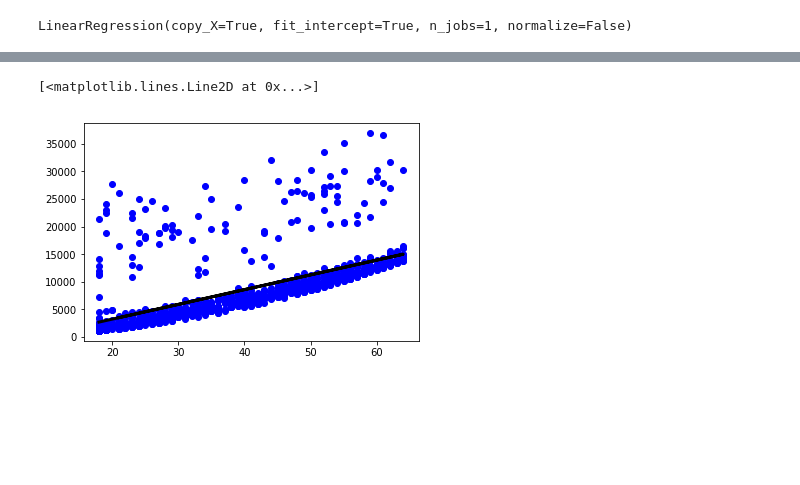
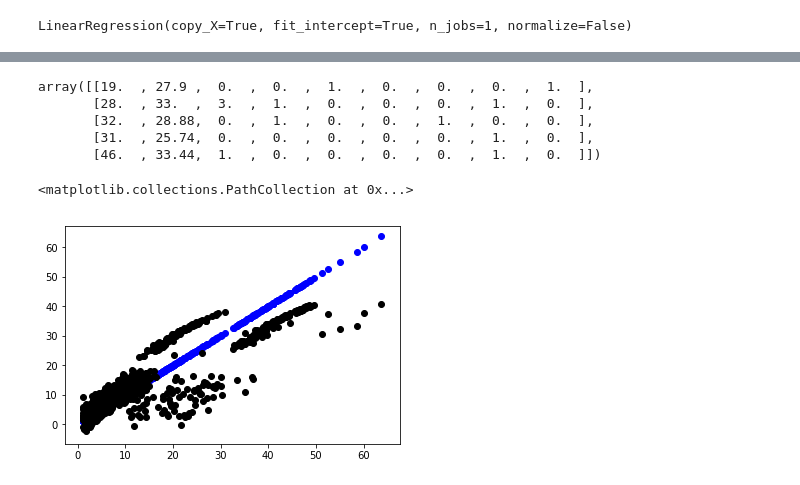
Before and after one commit to ShreyasGithub/python-data-science, a Jupyter notebook: linear_reggression.ipynb, the cells around one changed output, grey strips where cells are left out. Cells and saved outputs as stored; diff of their text form; code cells hidden in the pictures; blank space fills up the shorter version.

```diff
--- a/linear_reggression.ipynb
+++ b/linear_reggression.ipynb
@@ -66,0 +40,12 @@ train_output = train_data_frame['charges'].values
+# %%
+#data transformation
+transformed_insurance_data_frame = insurance_data_frame.copy(deep=True)
+transformed_insurance_data_frame['is_male'] = transformed_insurance_data_frame['sex'].apply(
+    lambda value: 1 if value == 'male' else 0)
+transformed_insurance_data_frame['is_smoker'] = transformed_insurance_data_frame['smoker'].apply(
+    lambda value: 1 if value == 'yes' else 0)
+transformed_insurance_data_frame = pandas.get_dummies(transformed_insurance_data_frame,\
+    columns=["region"])
+transformed_insurance_data_frame['charges'] = transformed_insurance_data_frame['charges'].divide(1000)
+
+transformed_insurance_data_frame.head()
@@ -67,11 +65,22 @@ train_output = train_data_frame['charges'].values
+# %%
+#building training set
+train_data_frame = transformed_insurance_data_frame.drop(columns=['sex', 'smoker'])
+test_data_frame = train_data_frame.sample(frac=0.25)
+train_data_frame = train_data_frame.loc[~(train_data_frame.index.isin(test_data_frame.index))]
+
+train_input = train_data_frame.drop(columns=['charges']).values
+train_output = train_data_frame['charges'].values
+
+test_input = test_data_frame.drop(columns=['charges']).values
+test_output = test_data_frame['charges'].values
 # %%
 #training a model
 linear_model = LinearRegression()
-linear_model.fit(train_input.reshape(-1, 1), train_output.reshape(-1, 1))
+linear_model.fit(train_input, train_output.reshape(-1, 1))
 # %% [output]
 LinearRegression(copy_X=True, fit_intercept=True, n_jobs=1, normalize=False)
 # %%
-output_prediction = linear_model.predict(train_input.reshape(-1, 1))
+output_prediction = linear_model.predict(train_input)
 # %%
 output_prediction[:5]
 # %% [output]
@@ -89,7 +97,17 @@ array([2719.0598744 , 5391.54900271, 6727.79356686, 6460.54465403,
+# %%
+train_input[:5]
+# %% [output]
+array([[19.  , 27.9 ,  0.  ,  0.  ,  1.  ,  0.  ,  0.  ,  0.  ,  1.  ],
+       [28.  , 33.  ,  3.  ,  1.  ,  0.  ,  0.  ,  0.  ,  1.  ,  0.  ],
+       [32.  , 28.88,  0.  ,  1.  ,  0.  ,  0.  ,  1.  ,  0.  ,  0.  ],
+       [31.  , 25.74,  0.  ,  0.  ,  0.  ,  0.  ,  0.  ,  1.  ,  0.  ],
+       [46.  , 33.44,  1.  ,  0.  ,  0.  ,  0.  ,  0.  ,  1.  ,  0.  ]])
 # %%
 #visualizing results
-pyplot.scatter(train_input, train_output,  color='blue')
-pyplot.plot(train_input, prediction_list, color='black', linewidth=3)
+pyplot.scatter(train_data_frame['charges'], train_output,\
+    color='blue')
+pyplot.scatter(train_data_frame['charges'], prediction_list,\
+    color='black')
 # %% [output]
-[<matplotlib.lines.Line2D at 0x...>]
+<matplotlib.collections.PathCollection at 0x...>
-[figure, old version]
+[figure, new version]
```
Also changed, not shown: parts of 17 cells of this notebook.
